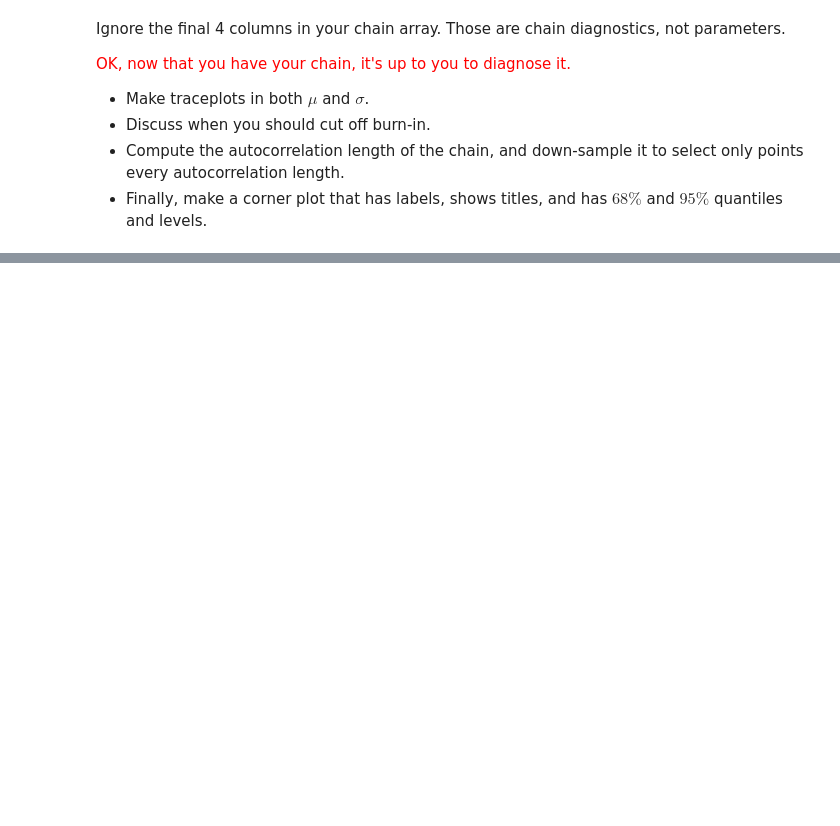
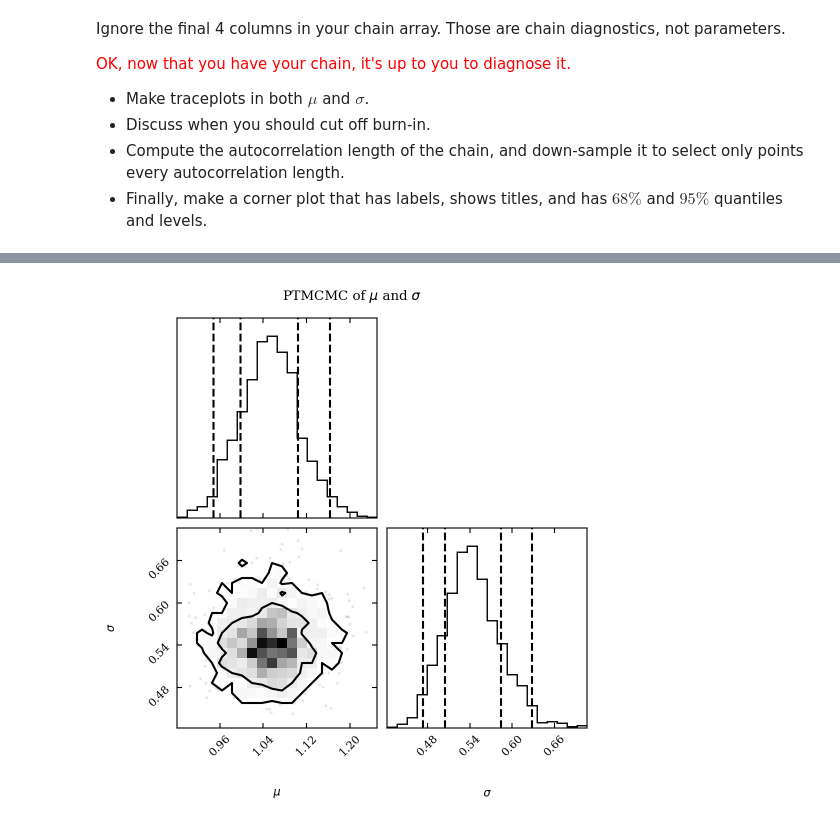
Before and after one commit to VanderbiltAstronomy/astr_8070_s24, a Jupyter notebook: coursework/student_folders/Ryan_Nowicki/Lecture_11_RyanNowicki.ipynb, the cells around one changed output, grey strips where cells are left out. Saved outputs shown, nothing was run; the diff lists cells and outputs as text; code cells hidden in the pictures; blank space fills up the shorter version.

```diff
--- a/coursework/student_folders/Ryan_Nowicki/Lecture_11_RyanNowicki.ipynb
+++ b/coursework/student_folders/Ryan_Nowicki/Lecture_11_RyanNowicki.ipynb
@@ -545,0 +582,9 @@ Text(0.5, 1.0, 'MCMC Sampling of $\\sigma$')
+# %%
+#plotting corner plot
+fig = corner.corner(chain[burn_in::2,:2],
+                    quantiles=(0.025, 0.16, 0.84, 0.975),
+                    levels=(0.68,0.95),
+                    labels=('$\mu$','$\sigma$'));
+fig.suptitle("PTMCMC of $\mu$ and $\sigma$");
+# %% [output]
+[figure, added]
```
Also changed, not shown: parts of 12 cells of this notebook.
